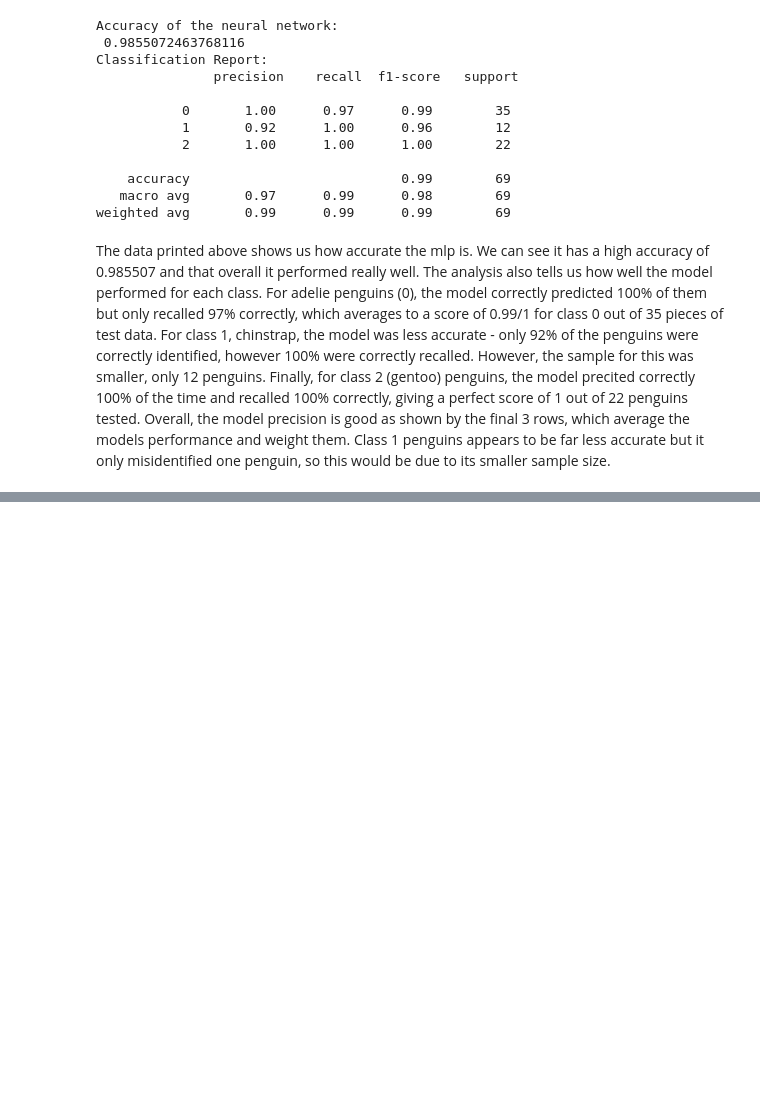
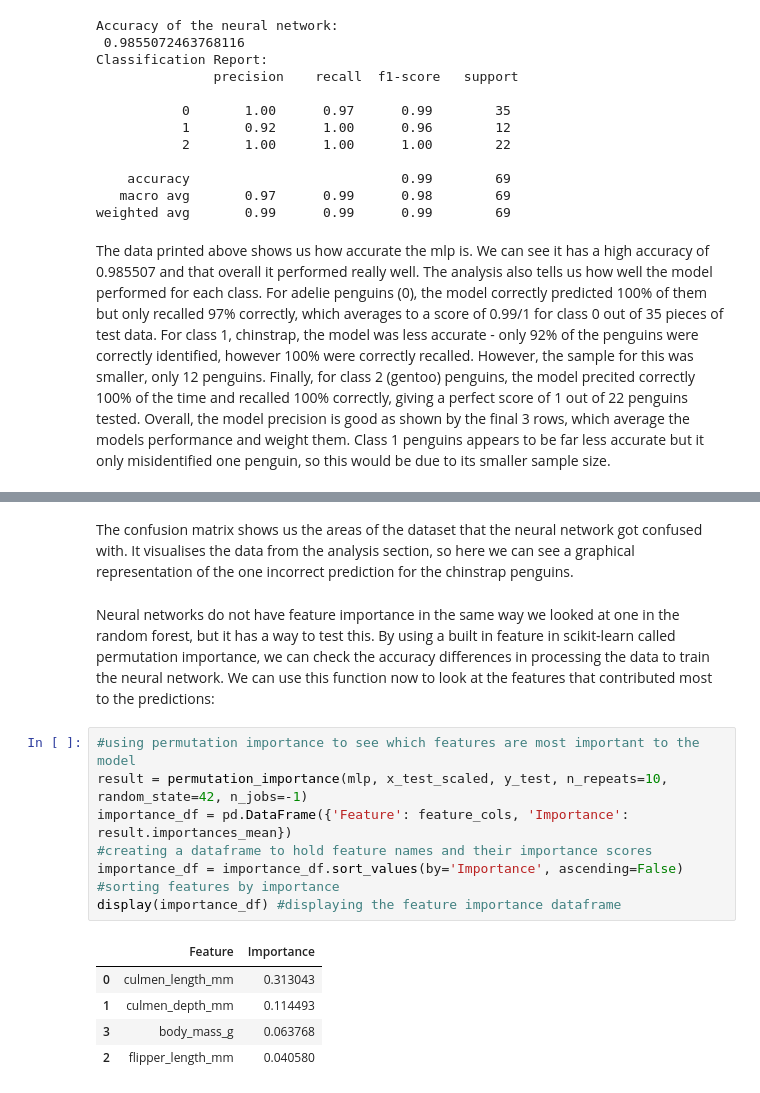
Before and after one commit to up2055783/ACT-Coursework, a Jupyter notebook: py/Q2_folder/02-question-2.ipynb, the cells around one changed output, grey strips where cells are left out. Saved outputs shown, nothing was run; the diff lists cells and outputs as text; blank space fills up the shorter version.

```diff
--- a/py/Q2_folder/02-question-2.ipynb
+++ b/py/Q2_folder/02-question-2.ipynb
@@ -110,0 +112,17 @@ plt.show()
+# %% [markdown]
+The confusion matrix shows us the areas of the dataset that the neural network got confused with. It visualises the data from the analysis section, so here we can see a graphical representation of the one incorrect prediction for the chinstrap penguins.
+# %% [markdown]
+Neural networks do not have feature importance in the same way we looked at one in the random forest, but it has a way to test this. By using a built in feature in scikit-learn called permutation importance, we can check the accuracy differences in processing the data to train the neural network. We can use this function now to look at the features that contributed most to the predictions:
+# %%
+#using permutation importance to see which features are most important to the model
+result = permutation_importance(mlp, x_test_scaled, y_test, n_repeats=10, random_state=42, n_jobs=-1)
+importance_df = pd.DataFrame({'Feature': feature_cols, 'Importance': result.importances_mean})
+#creating a dataframe to hold feature names and their importance scores
+importance_df = importance_df.sort_values(by='Importance', ascending=False) #sorting features by importance
+display(importance_df) #displaying the feature importance dataframe
+# %% [output]
+|  | Feature | Importance |
+| 0 | culmen_length_mm | 0.313043 |
+| 1 | culmen_depth_mm | 0.114493 |
+| 3 | body_mass_g | 0.063768 |
+| 2 | flipper_length_mm | 0.040580 |
```
Also changed, not shown: parts of 8 cells of this notebook.
